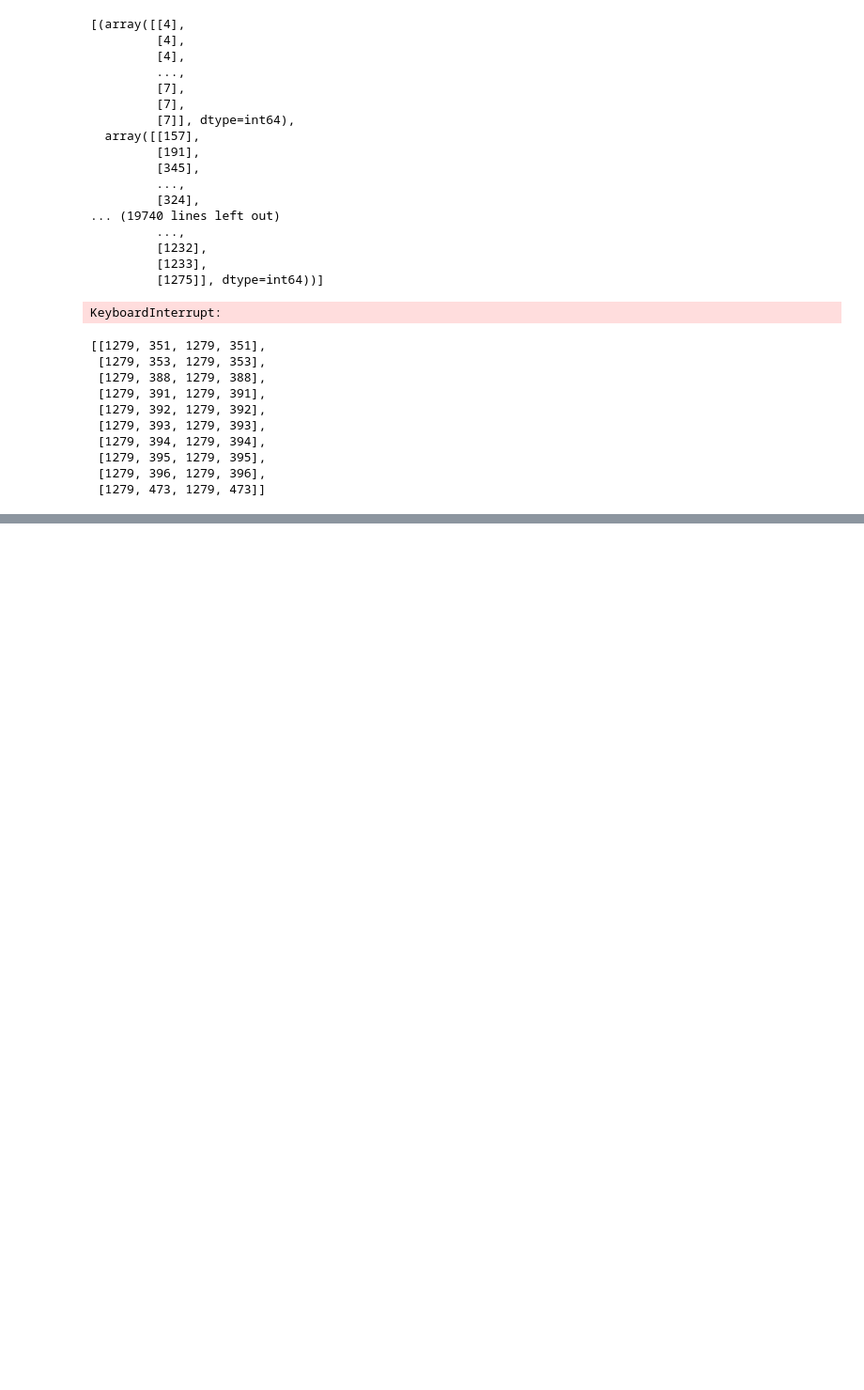
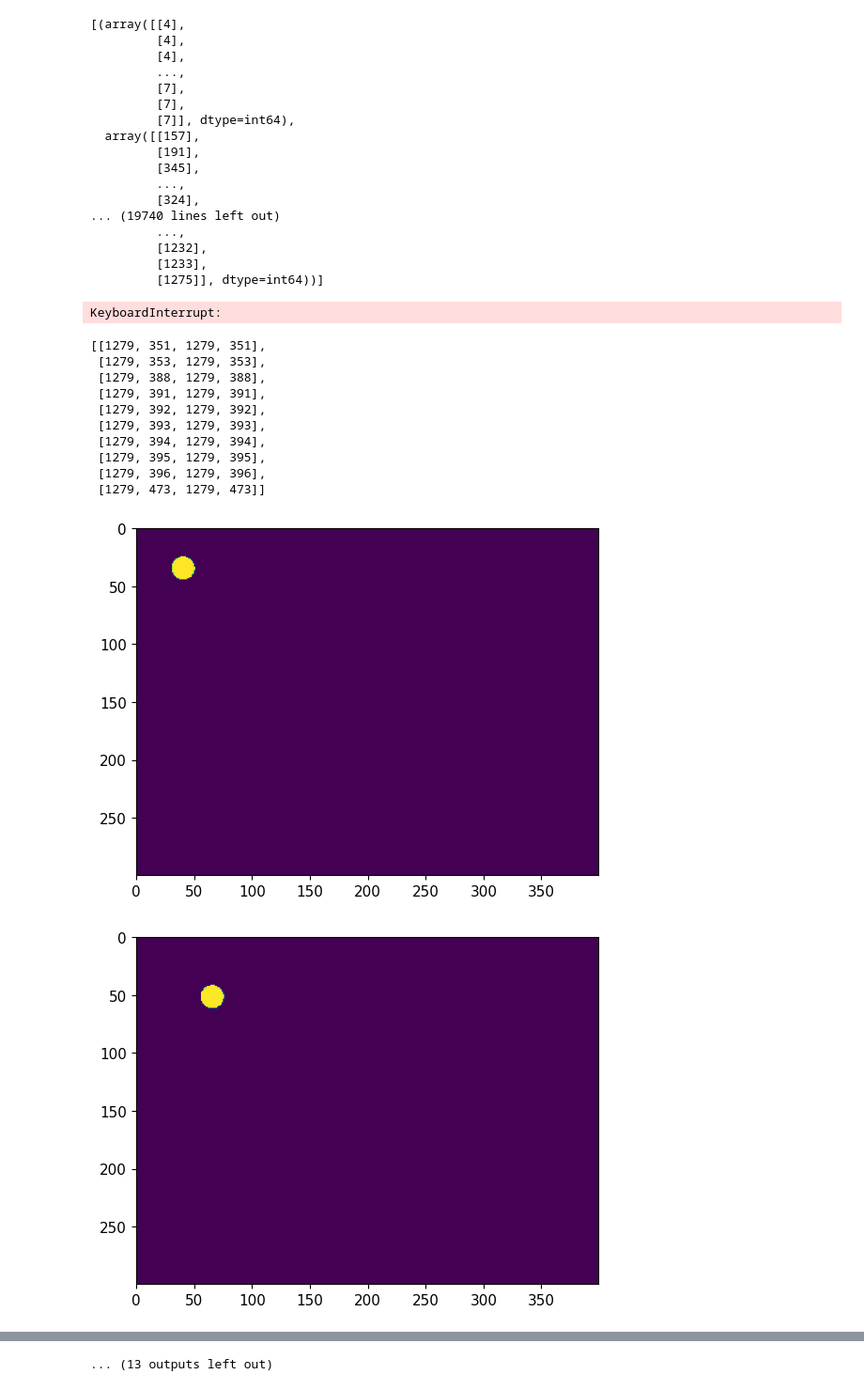
Before and after one commit to sivaturi68/cs482-final-proj, a Jupyter notebook: src.ipynb, the cells around one changed output, grey strips where cells are left out. Shown at 94% size. Drawn from its saved outputs; the diff is of its cells as text; code cells hidden in the pictures; blank space fills up the shorter version.

```diff
--- a/src.ipynb
+++ b/src.ipynb
@@ -397,3 +397,41 @@ valid_bb_indices[-10:]
  [1279, 395, 1279, 395],
  [1279, 396, 1279, 396],
  [1279, 473, 1279, 473]]
+# %%
+ball_pos = [20, 20]
+ball_radius = 10
+ball_vel = [20, 0]
+
+grav = 10
+
+def draw_ball():
+    world = np.zeros((300, 400), dtype='float32')
+    noise = np.random.random(size=(2)) * 10
+    bx, by = ball_pos
+
+    for py in range(300):
+        for px in range(400):
+            if (bx - px + noise[0]) ** 2 + (by - py + noise[1]) ** 2 < ball_radius ** 2:
+                world[py, px] = 1
+
+    return world
+
+frames = []
+
+for i in range(25):
+    ball_vel[1] += grav
+
+    ball_pos[0] += ball_vel[0]
+    ball_pos[1] += ball_vel[1]
+
+    if ball_pos[1] + ball_radius >= 300:
+        ball_pos[1] = 300 - ball_radius
+        ball_vel[1] *= -1
+
+    frames.append(draw_ball())
+
+    plt.figure()
+    plt.imshow(frames[-1], vmin=0, vmax=1)
+# %% [output]
+[figure, added]
+[figure, added]
@@ -399,0 +448 @@ valid_bb_indices[-10:]
+... (13 outputs left out)
```
Also changed, not shown: parts of 3 cells of this notebook, 1 other file.
